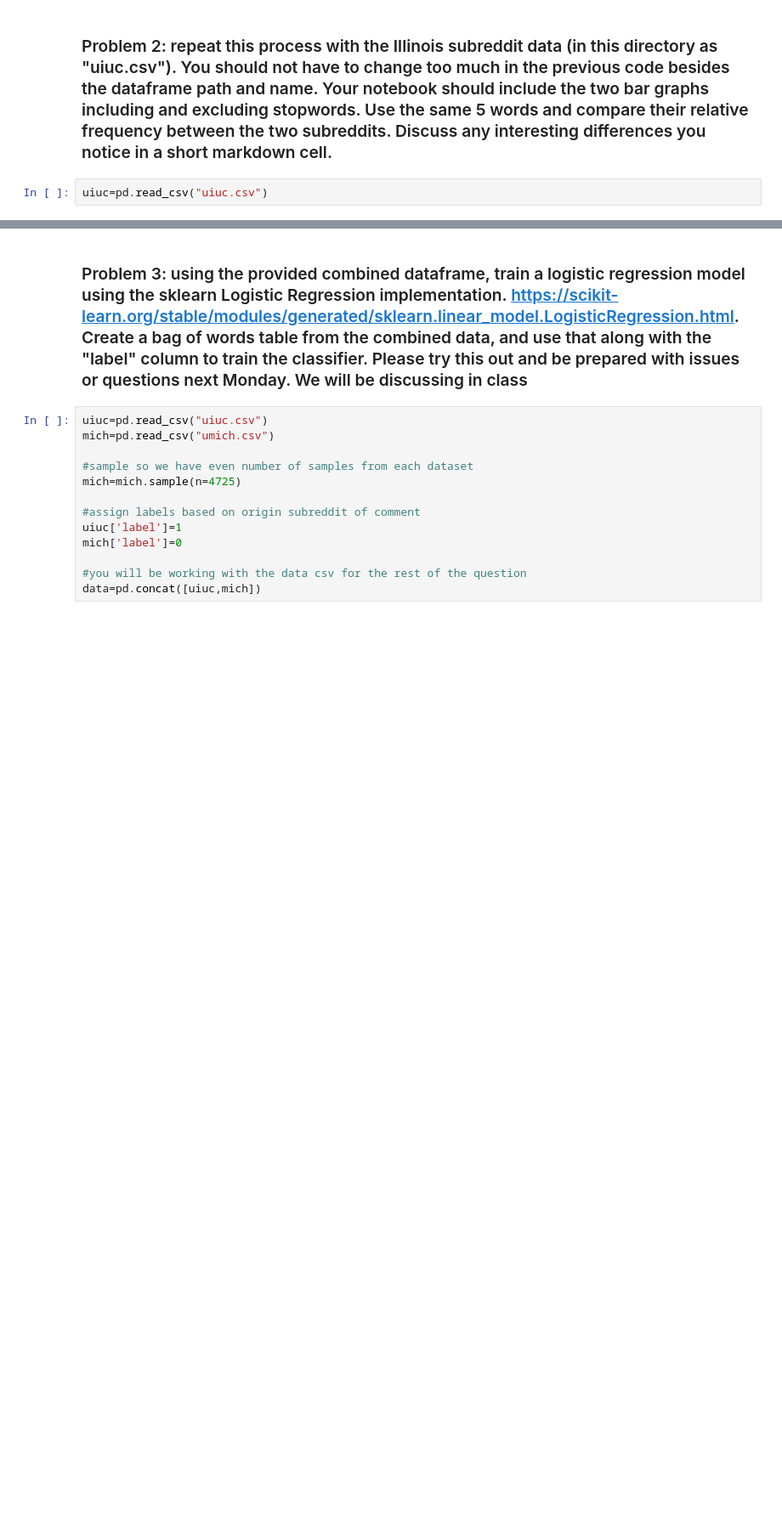
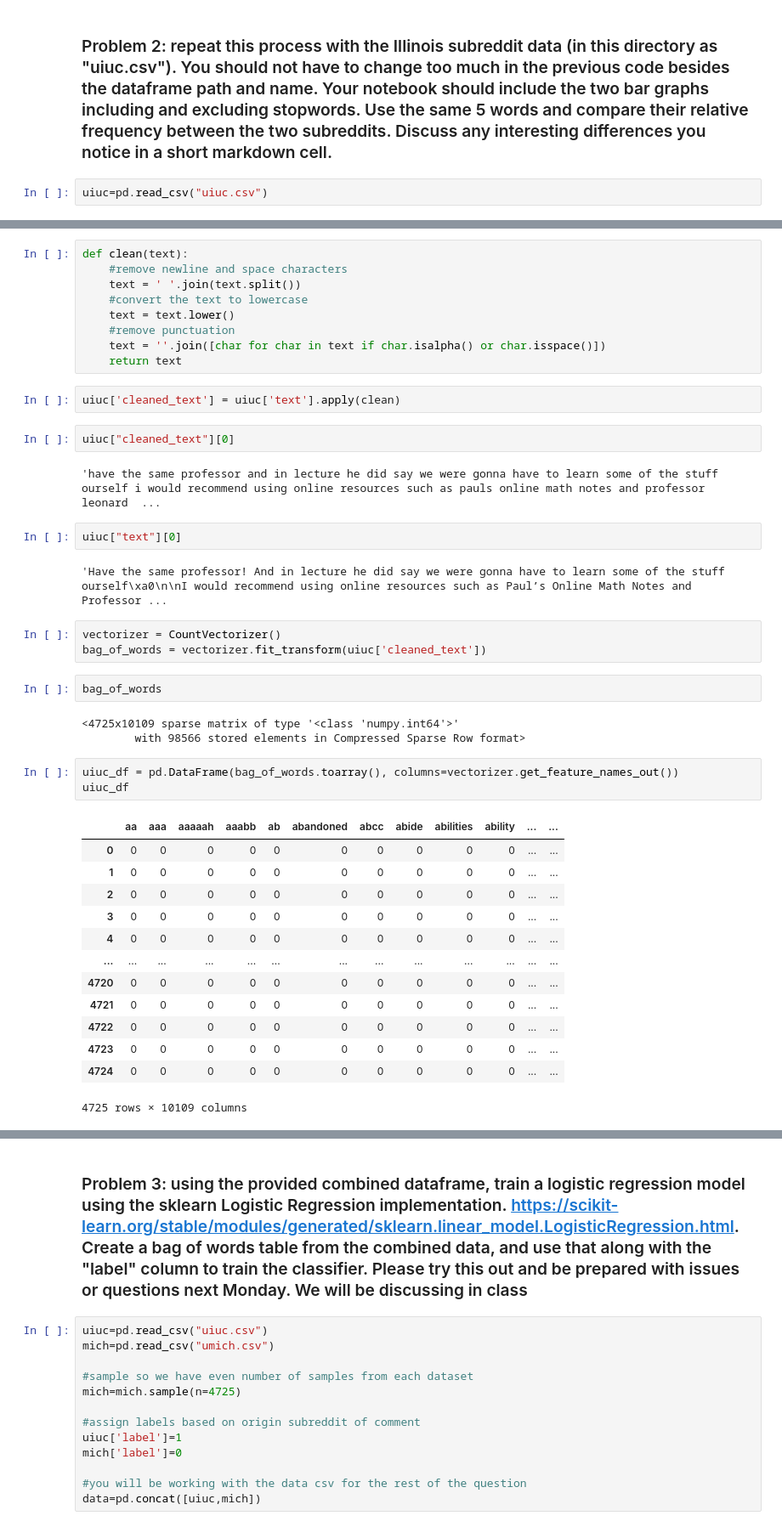
Before and after one commit to saysay2/project1-counting-words, a Jupyter notebook: project1.ipynb, the cells around one changed output, grey strips where cells are left out. Shown at 85% size. Cells and saved outputs as stored; diff of their text form; blank space fills up the shorter version.

```diff
--- a/project1.ipynb
+++ b/project1.ipynb
@@ -296,0 +313,44 @@ uiuc=pd.read_csv("uiuc.csv")
+# %%
+def clean(text):
+    #remove newline and space characters
+    text = ' '.join(text.split())
+    #convert the text to lowercase
+    text = text.lower()
+    #remove punctuation
+    text = ''.join([char for char in text if char.isalpha() or char.isspace()])
+    return text
+# %%
+uiuc['cleaned_text'] = uiuc['text'].apply(clean)
+# %%
+uiuc["cleaned_text"][0]
+# %% [output]
+'have the same professor and in lecture he did say we were gonna have to learn some of the stuff ourself i would recommend using online resources such as pauls online math notes and professor leonard  ...
+# %%
+uiuc["text"][0]
+# %% [output]
+'Have the same professor! And in lecture he did say we were gonna have to learn some of the stuff ourself\xa0\n\nI would recommend using online resources such as Paul’s Online Math Notes and Professor ...
+# %%
+vectorizer = CountVectorizer()
+bag_of_words = vectorizer.fit_transform(uiuc['cleaned_text'])
+# %%
+bag_of_words
+# %% [output]
+<4725x10109 sparse matrix of type '<class 'numpy.int64'>'
+        with 98566 stored elements in Compressed Sparse Row format>
+# %%
+uiuc_df = pd.DataFrame(bag_of_words.toarray(), columns=vectorizer.get_feature_names_out())
+uiuc_df
+# %% [output]
+|  | aa | aaa | aaaaah | aaabb | ab | abandoned | abcc | abide | abilities | ability | ... | ... |
+| 0 | 0 | 0 | 0 | 0 | 0 | 0 | 0 | 0 | 0 | 0 | ... | ... |
+| 1 | 0 | 0 | 0 | 0 | 0 | 0 | 0 | 0 | 0 | 0 | ... | ... |
+| 2 | 0 | 0 | 0 | 0 | 0 | 0 | 0 | 0 | 0 | 0 | ... | ... |
+| 3 | 0 | 0 | 0 | 0 | 0 | 0 | 0 | 0 | 0 | 0 | ... | ... |
+| 4 | 0 | 0 | 0 | 0 | 0 | 0 | 0 | 0 | 0 | 0 | ... | ... |
+| ... | ... | ... | ... | ... | ... | ... | ... | ... | ... | ... | ... | ... |
+| 4720 | 0 | 0 | 0 | 0 | 0 | 0 | 0 | 0 | 0 | 0 | ... | ... |
+| 4721 | 0 | 0 | 0 | 0 | 0 | 0 | 0 | 0 | 0 | 0 | ... | ... |
+| 4722 | 0 | 0 | 0 | 0 | 0 | 0 | 0 | 0 | 0 | 0 | ... | ... |
+| 4723 | 0 | 0 | 0 | 0 | 0 | 0 | 0 | 0 | 0 | 0 | ... | ... |
+| 4724 | 0 | 0 | 0 | 0 | 0 | 0 | 0 | 0 | 0 | 0 | ... | ... |
+4725 rows × 10109 columns
```
Also changed, not shown: parts of 5 cells of this notebook.
